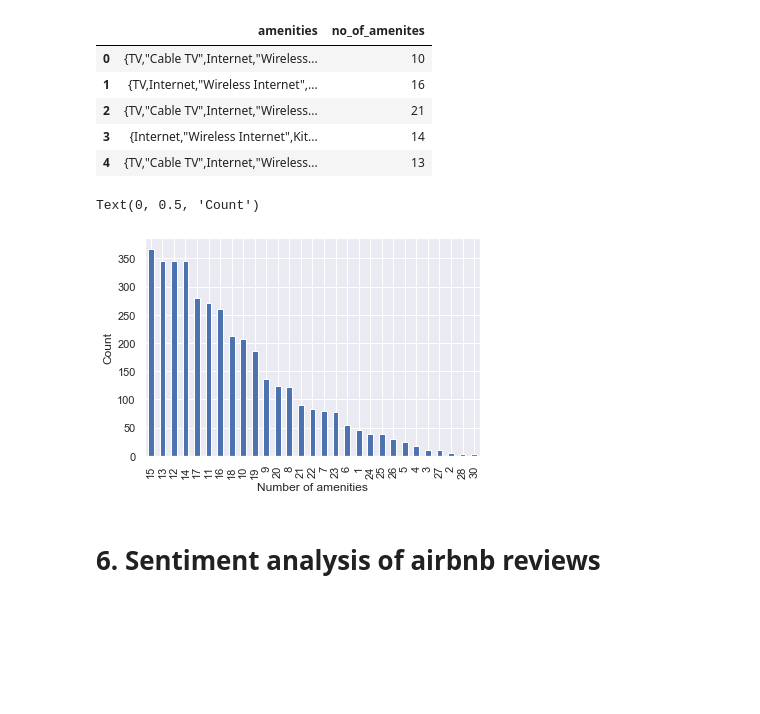
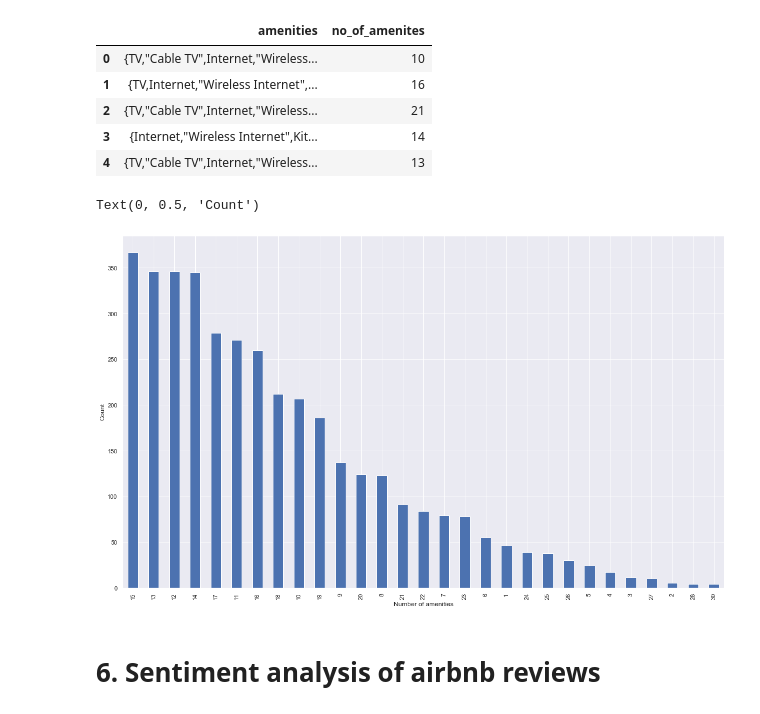
Before and after one commit to CaedenZ/CZ1015miniproject, a Jupyter notebook: AirBnB_Seattle.ipynb, the cells around one changed output. Drawn from its saved outputs; the diff is of its cells as text; code cells hidden in the pictures; blank space fills up the shorter version.

```diff
--- a/main.ipynb
+++ b/AirBnB_Seattle.ipynb
@@ -270,12 +271,13 @@ listings[['amenities','no_of_amenites']].head()
 | 3 | {Internet,"Wireless Internet",Kit... | 14 |
 | 4 | {TV,"Cable TV",Internet,"Wireless... | 13 |
 # %%
+plt.figure(figsize=(20,12))
 listings['no_of_amenites'].value_counts().plot(kind = 'bar')
 plt.xlabel('Number of amenities')
 plt.ylabel('Count')
 # %% [output]
 Text(0, 0.5, 'Count')
-[figure, old version]
+[figure, new version]
 # %% [markdown]
 # 6. Sentiment analysis of airbnb reviews
 # %%
```
Also changed, not shown: parts of 11 cells of this notebook.
